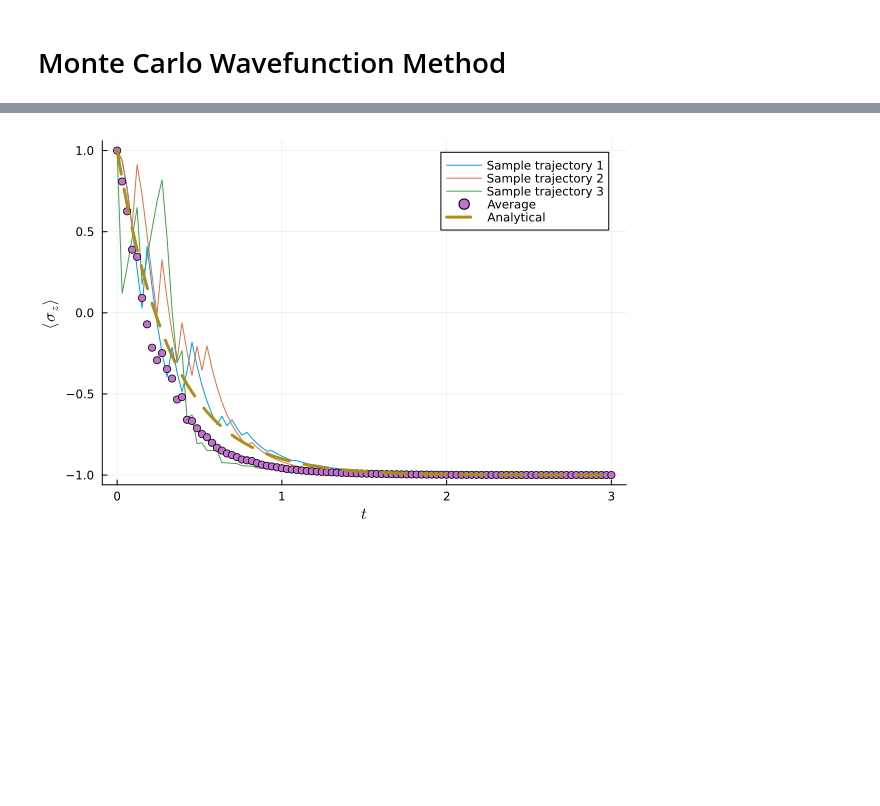
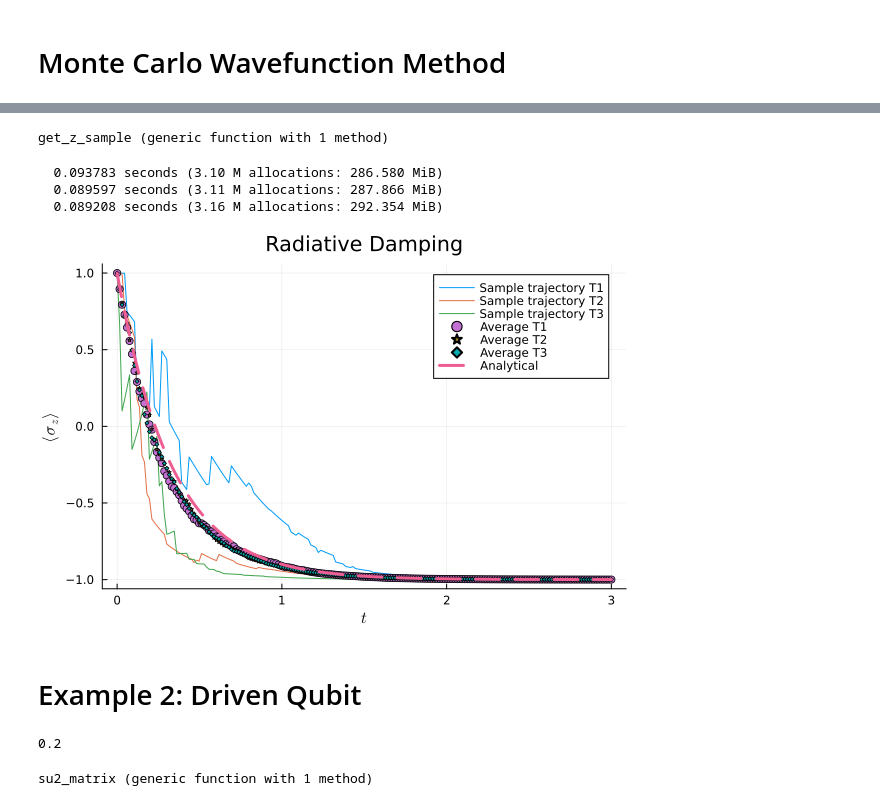
Before and after one commit to Ste1nb0cK/BackAction.jl, a Jupyter notebook: notebooks/NewUnravelings.ipynb, the cells around one changed output, grey strips where cells are left out. Drawn from its saved outputs; the diff is of its cells as text; code cells hidden in the pictures; blank space fills up the shorter version.

Commit message:
Added examples for the new unravelings

```diff
--- a/notebooks/NewUnravelings.ipynb
+++ b/notebooks/NewUnravelings.ipynb
@@ -42,16 +26,68 @@ ODESolution{ComplexF64, 2, Vector{Vector{ComplexF64}}, Nothing, Nothing, Vector{
+# %%
+function get_z_sample(theta)
+    # System definition
+    T = rotation_matrix(theta)*Tid#reshape([1.0 + 0.0im], 1,1)
+    alphas = [3.3 + 0.0im; 3.3 + 0.0im]
+    sys = System(BackAction.rd_H, [BackAction.rd_L], T, alphas)
+    # Parameters definition and problem initialization
+    prob_sys = generate_trajectoryproblem(sys, params, t_eval; progbar=false)
+    ensemble_problem = EnsembleProblem(prob_sys, prob_func=prob_func)
+    @time begin
+        sim = solve(ensemble_problem, Tsit5(), EnsembleThreads(), trajectories=params.ntraj);
+    end
+    z_sample = Array{Float64}(undef, ntimes, params.ntraj)
+    @threads for n in 1:params.ntraj
+        for t in 1:ntimes
+            psi = sim[n](t_eval[t])
+            z_sample[t, n] = real(dot(psi, BackAction.sigma_z, psi))/dot(psi, psi)
+        end
+    end
+    return z_sample
+end
+# %% [output]
+get_z_sample (generic function with 1 method)
 # %%
-z_sample = Array{Float64}(undef, ntimes, params.ntraj)
-@threads for n in 1:params.ntraj
-    for t in 1:ntimes
-        psi = sim[n](t_eval[t])
-        z_sample[t, n] = real(dot(psi, BackAction.sigma_z, psi))/dot(psi, psi)
-    end
-end
+z_sample1 = get_z_sample(1.5);
+z_sample2 = get_z_sample(1.8);
+z_sample3 = get_z_sample(0.8);
+# %% [output]
+  0.093783 seconds (3.10 M allocations: 286.580 MiB)
+  0.089597 seconds (3.11 M allocations: 287.866 MiB)
+  0.089208 seconds (3.16 M allocations: 292.354 MiB)
 # %%
-plot(t_eval, z_sample[:, 1], label="Sample trajectory 1", xlabel=L"t", ylabel=L"\langle\sigma_z\rangle")
-plot!(t_eval, z_sample[:, 2], label="Sample trajectory 2")
-plot!(t_eval, z_sample[:, 3], label="Sample trajectory 3")
-scatter!(t_eval, dropdims(mean(z_sample, dims=2), dims=2), label="Average", linewidth=1)
+plot(t_eval, z_sample1[:, 1], label="Sample trajectory T1", xlabel=L"t", ylabel=L"\langle\sigma_z\rangle", title="Radiative Damping")
+plot!(t_eval, z_sample2[:, 2], label="Sample trajectory T2")
+plot!(t_eval, z_sample3[:, 3], label="Sample trajectory T3")
+scatter!(t_eval, dropdims(mean(z_sample1, dims=2), dims=2), label="Average T1")
+scatter!(t_eval, dropdims(mean(z_sample2, dims=2), dims=2), label="Average T2", markersize=2, markershape=:star)
+scatter!(t_eval, dropdims(mean(z_sample3, dims=2), dims=2), label="Average T3", markersize=2, markershape=:diamond)
 plot!(t_eval, t -> 2*exp(-BackAction.rd_gamma*t) - 1, label="Analytical", linewidth=3, line=:dash)
 # %% [output]
-[figure, old version]
+[figure, new version]
+# %% [markdown]
+# Example 2: Driven Qubit
+# %%
+# Time evaluation stuff
+ntimes = 75
+params = SimulParameters([1.0+0im; 0.0],
+    25.0, #tf
+    1, # seed
+    5000, # Number of trajectories
+    25_000, # Number of samples in the finegrid
+    4.0, # Multiplier to use in the fine grid
+    1e-3 # Tolerance for passing Dark state test
+)
+t_eval = collect(LinRange(0.0, params.tf, ntimes));
+# Parameters
+gamma = 1.0
+delta = 0.5
+omega = 0.5
+nbar = 0.2
+# %% [output]
+0.2
+# %%
+function su2_matrix(theta, phi, psi)
+    return [exp(1im*phi)*cos(theta) exp(1im*psi)*sin(theta); -exp(-1im*psi)*sin(theta) exp(-1im*phi)*cos(theta)]
+end
+# %% [output]
+su2_matrix (generic function with 1 method)
```
Also changed, not shown: parts of 11 cells of this notebook, 1 other file.
